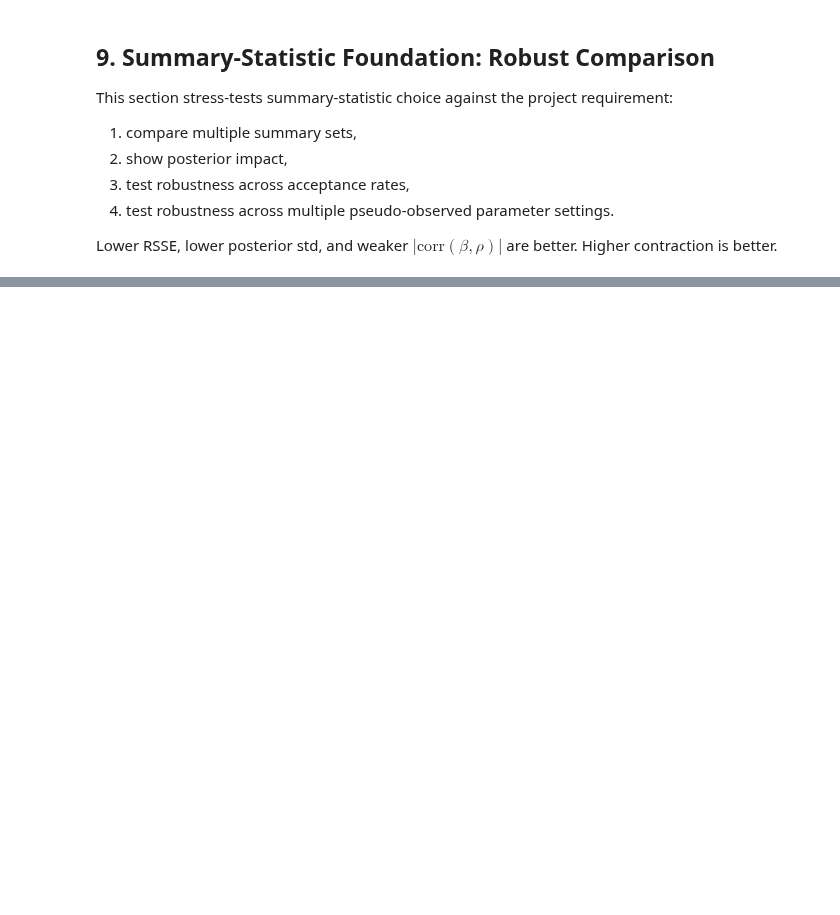
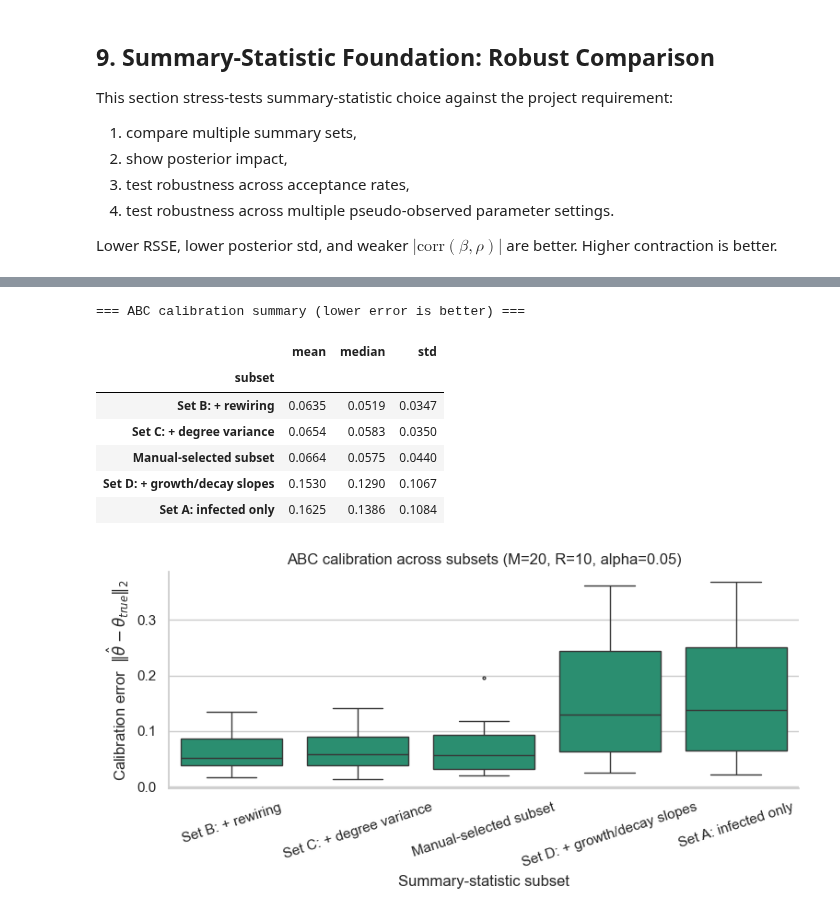
Before and after one commit to zyyy22/ST3247-Project, a Jupyter notebook: ST3247_ABC_v2.ipynb, the cells around one changed output, grey strips where cells are left out. Saved outputs shown, nothing was run; the diff lists cells and outputs as text; code cells hidden in the pictures; blank space fills up the shorter version.

```diff
--- a/ST3247_ABC_v2.ipynb
+++ b/ST3247_ABC_v2.ipynb
@@ -1136,0 +1167,70 @@ Higher contraction is better.
+# %%
+# ABC calibration loop: error[m] = ||theta_hat - theta_true||_2
+M_CAL = 20            # number of calibration targets
+R_CAL = 10            # replicates per pseudo-observed target
+ALPHA_CAL = 0.05      # ABC acceptance rate
+
+rng_cal = np.random.default_rng(31415)
+cal_rows = []
+
+for m in range(M_CAL):
+    # 1) theta_true ~ prior
+    theta_true = np.array([
+        rng_cal.uniform(0.05, 0.50),
+        rng_cal.uniform(0.02, 0.20),
+        rng_cal.uniform(0.00, 0.80),
+    ], dtype=float)
+
+    # 2-3) generate R replicates and compute s_pseudo
+    reps = [
+        calc_summaries(*simulate(beta=theta_true[0], gamma=theta_true[1], rho=theta_true[2], rng=rng_cal))
+        for _ in range(R_CAL)
+    ]
+    s_pseudo_cal_norm = np.mean(reps, axis=0) / s_std
+
+    # 4-5) ABC + posterior mean error for each subset
+    for subset_name, idx in SUBSETS.items():
+        acc, _ = abc_rejection(s_pseudo_cal_norm, sims_norm, params_prior, idx, acceptance_rate=ALPHA_CAL)
+        theta_hat = acc.mean(axis=0)
+        err_l2 = float(np.linalg.norm(theta_hat - theta_true))
+        cal_rows.append({
+            "m": m + 1,
+            "subset": subset_name,
+            "error_l2": err_l2,
+        })
+
+calib_df = pd.DataFrame(cal_rows)
+
+print("=== ABC calibration summary (lower error is better) ===")
+display(
+    calib_df.groupby("subset")["error_l2"]
+    .agg(mean="mean", median="median", std="std")
+    .sort_values("mean")
+    .round(4)
+)
+
+# Simple graph
+fig, ax = plt.subplots(figsize=(8, 4))
+plot_order = (
+    calib_df.groupby("subset")["error_l2"]
+    .mean().sort_values().index.tolist()
+)
+sns.boxplot(data=calib_df, x="subset", y="error_l2", order=plot_order, ax=ax,
+            color=PALETTE[0], fliersize=2)
+ax.set_xlabel("Summary-statistic subset")
+ax.set_ylabel(r"Calibration error  $\|\hat\theta-\theta_{true}\|_2$")
+ax.set_title(f"ABC calibration across subsets (M={M_CAL}, R={R_CAL}, alpha={ALPHA_CAL})")
+ax.tick_params(axis="x", rotation=18)
+sns.despine()
+plt.tight_layout()
+plt.show()
+# %% [output]
+=== ABC calibration summary (lower error is better) ===
+|  | mean | median | std |
+| subset |  |  |  |
+| Set B: + rewiring | 0.0635 | 0.0519 | 0.0347 |
+| Set C: + degree variance | 0.0654 | 0.0583 | 0.0350 |
+| Manual-selected subset | 0.0664 | 0.0575 | 0.0440 |
+| Set D: + growth/decay slopes | 0.1530 | 0.1290 | 0.1067 |
+| Set A: infected only | 0.1625 | 0.1386 | 0.1084 |
+[figure, added]
```
Also changed, not shown: parts of 21 cells of this notebook.
